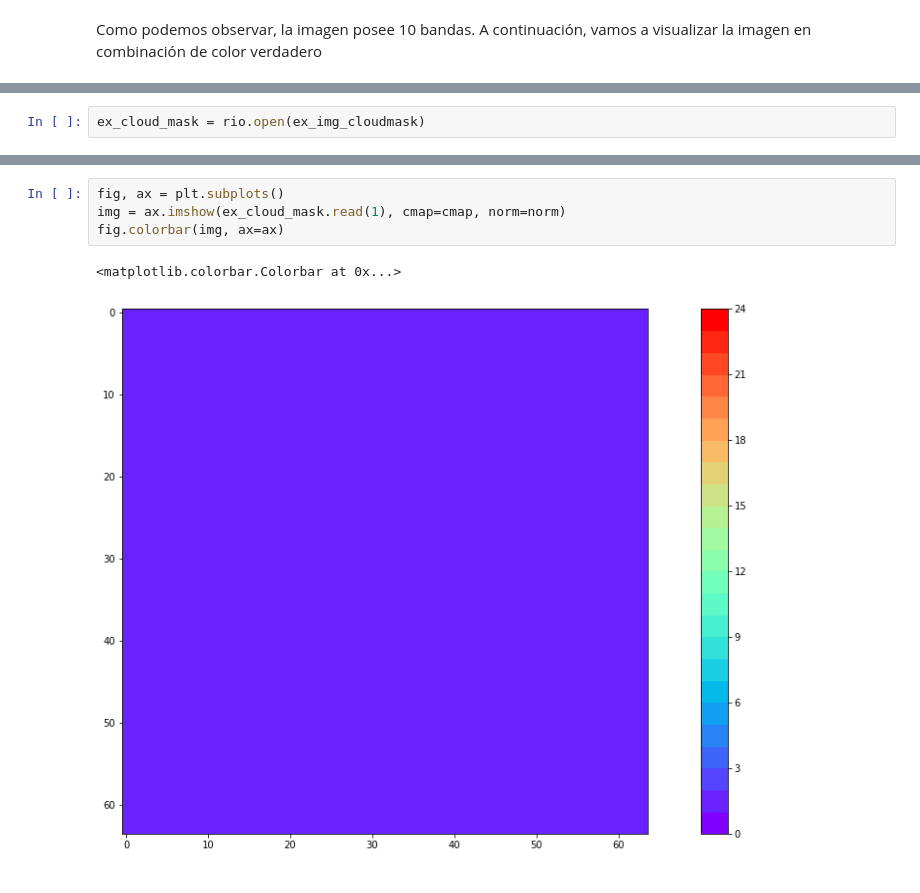
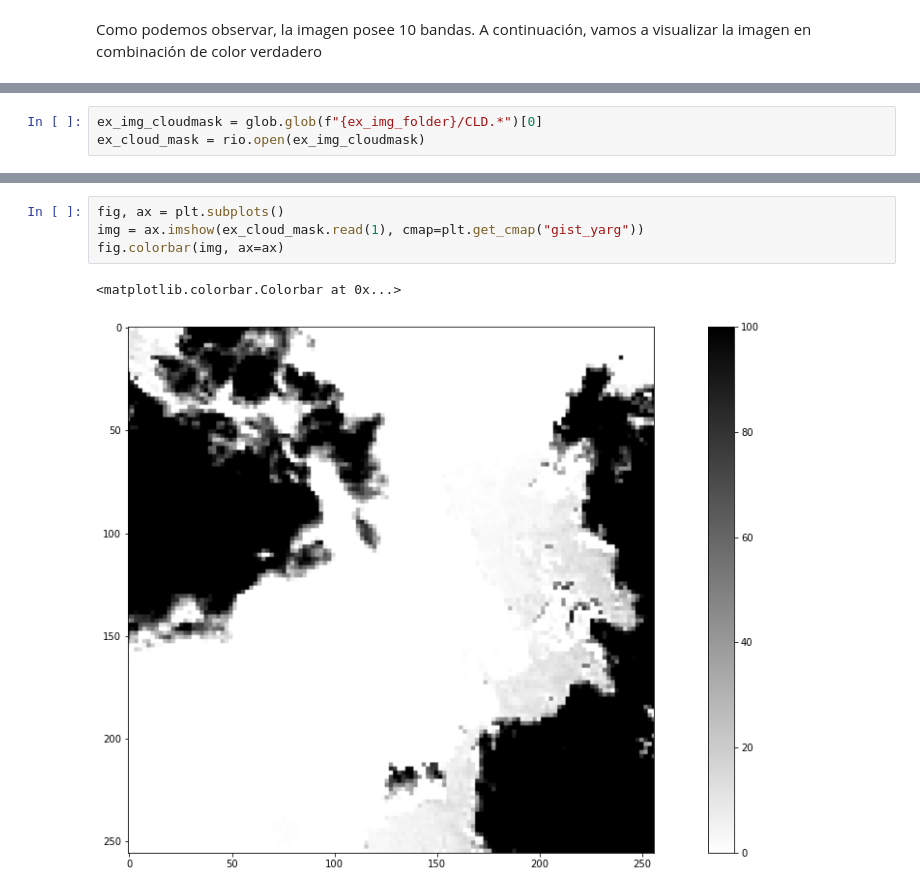
Before and after one commit to ggonzr/deep-learning-e2, a Jupyter notebook: notebook/entrega2.ipynb, the cells around one changed output, grey strips where cells are left out. Drawn from its saved outputs; the diff is of its cells as text.

```diff
--- a/notebook/entrega2.ipynb
+++ b/notebook/entrega2.ipynb
@@ -246,4 +372,5 @@ Mapa de nubes
 # %%
+ex_img_cloudmask = glob.glob(f"{ex_img_folder}/CLD.*")[0]
 ex_cloud_mask = rio.open(ex_img_cloudmask)
 # %%
 print(f"Metadatos de la máscara de nubes: {ex_cloud_mask.meta}")
@@ -253,7 +390,7 @@ Metadatos de la máscara de nubes: {'driver': 'GTiff', 'dtype': 'float64', 'noda
 # %%
 fig, ax = plt.subplots()
-img = ax.imshow(ex_cloud_mask.read(1), cmap=cmap, norm=norm)
+img = ax.imshow(ex_cloud_mask.read(1), cmap=plt.get_cmap("gist_yarg"))
 fig.colorbar(img, ax=ax)
 # %% [output]
 <matplotlib.colorbar.Colorbar at 0x...>
-[figure, old version]
+[figure, new version]
```
Also changed, not shown: parts of 46 cells of this notebook, 1 other file.
